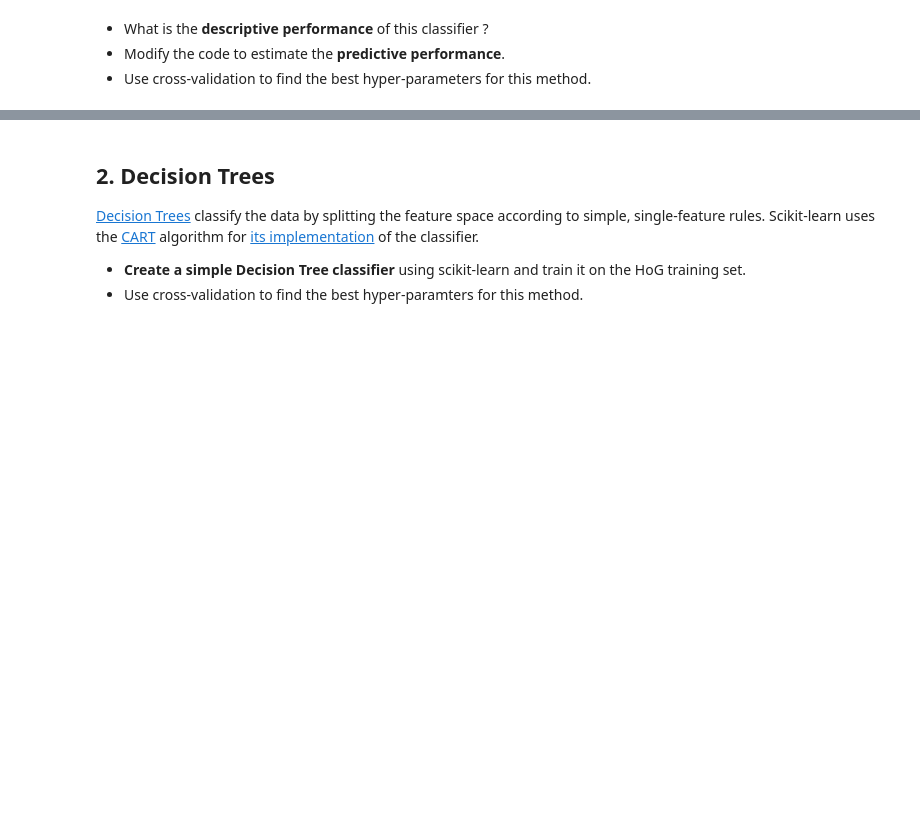
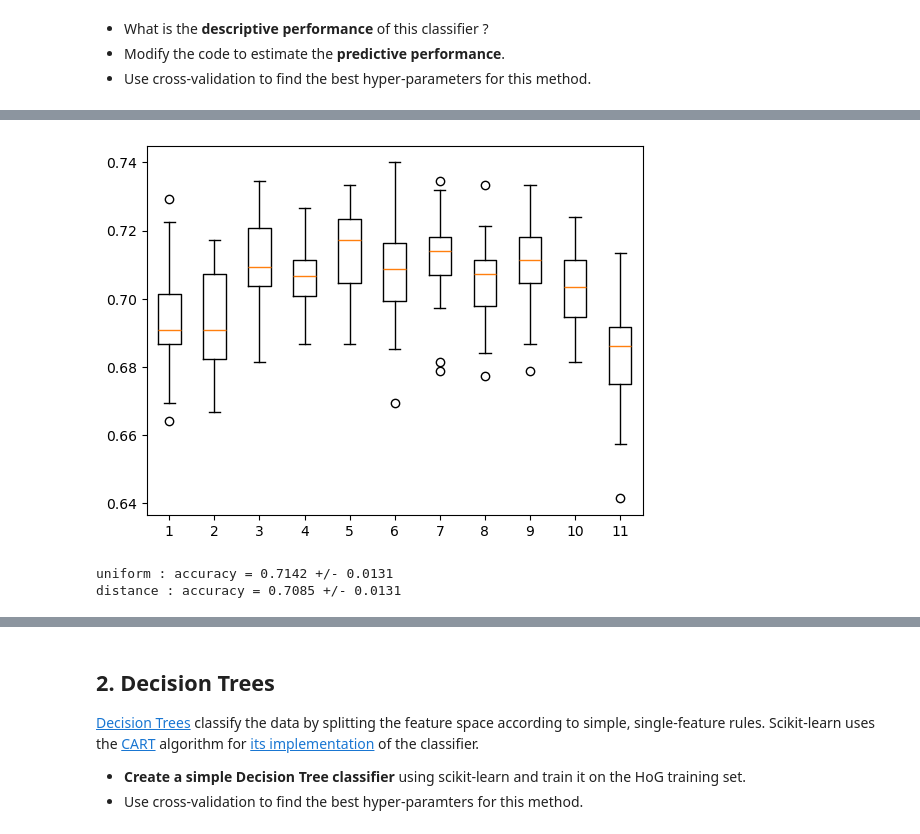
Before and after one commit to Raspberree/info-h-501, a Jupyter notebook: docs/LABS/ML1_Nearest_Neighbours_and_Decision_Trees.ipynb, the cells around one changed output, grey strips where cells are left out. Drawn from its saved outputs; the diff is of its cells as text; code cells hidden in the pictures; blank space fills up the shorter version.

```diff
--- a/docs/LABS/ML1_Nearest_Neighbours_and_Decision_Trees.ipynb
+++ b/docs/LABS/ML1_Nearest_Neighbours_and_Decision_Trees.ipynb
@@ -8,7 +8,7 @@
 # %%
 from lab_tools import CIFAR10, get_hog_image
 
-dataset = CIFAR10('CIFAR10/')
+dataset = CIFAR10('./CIFAR10/')
 # %% [output]
 Pre-loading training data
 Pre-loading test data
@@ -59,0 +30,11 @@ Predictive: 0.694
+# %%
+# -- Your code here -- #
+
+# Load Training & Testing Datasets
+
+# HoG Data
+X_train = dataset.train['hog']
+X_test = dataset.test['hog']
+# Associated Labels
+y_train = dataset.train['labels']
+y_test = dataset.test['labels']
@@ -59,0 +109,13 @@ Predictive: 0.694
+# %%
+# Using cross-Validation to find the best hyper parameters
+from sklearn.model_selection import cross_val_score
+import numpy as np
+
+all_splits = []
+
+# Hyperparameters
+for nn in [1,2,3,4,5,6,7,8,9,10,50]:
+    clf = KNeighborsClassifier(n_neighbors=nn)
+    cv_splits = cross_val_score(estimator=clf, X=X_train, y=y_train, cv=20)
+    print(f"nn = {nn} : accuracy = {np.mean(cv_splits):.04f} +/- {np.std(cv_splits):.04f}")
+    all_splits.append(cv_splits)
@@ -59,0 +134,20 @@ Predictive: 0.694
+# %%
+import matplotlib.pyplot as plt
+
+
+plt.figure()
+plt.boxplot(all_splits)
+plt.show()
+# %% [output]
+[figure, added]
+# %%
+all_splits = []
+
+for w in ["uniform", "distance"]:
+    clf = KNeighborsClassifier(weights=w)
+    cv_splits = cross_val_score(estimator=clf, X=X_train, y=y_train, cv=20)
+    print(f"{w} : accuracy = {np.mean(cv_splits):.04f} +/- {np.std(cv_splits):.04f}")
+    all_splits.append(cv_splits)
+# %% [output]
+uniform : accuracy = 0.7142 +/- 0.0131
+distance : accuracy = 0.7085 +/- 0.0131
```
Also changed, not shown: parts of 8 cells of this notebook, 1 other file.
